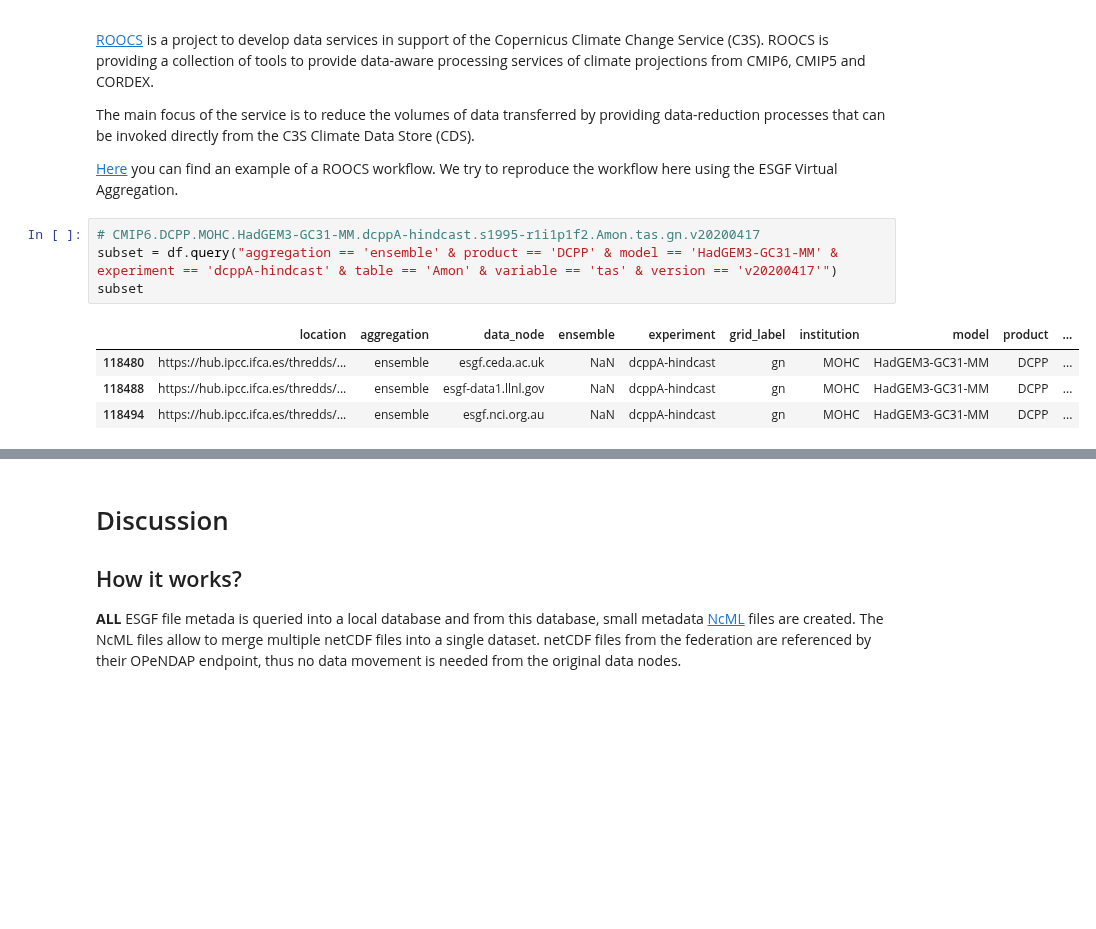
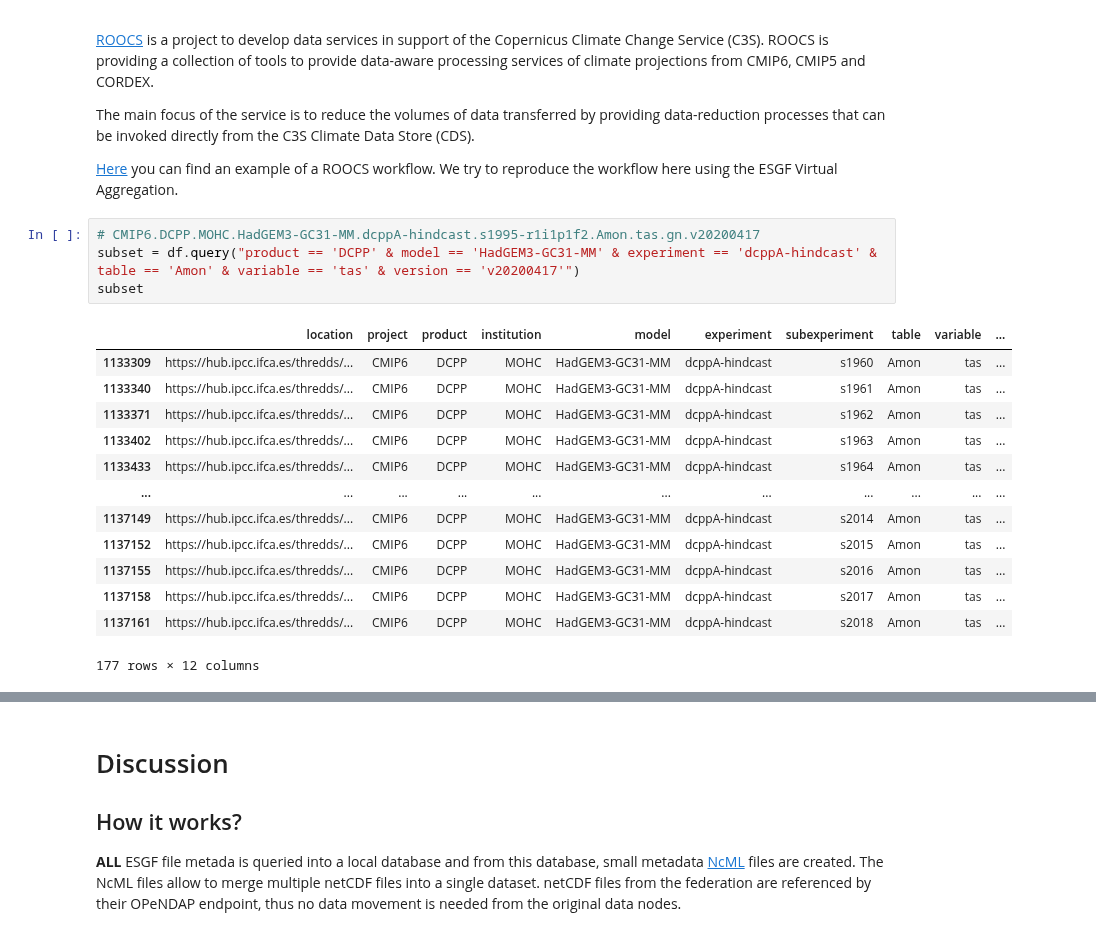
Before and after one commit to zequihg50/esgf-virtual-aggregation, a Jupyter notebook: demo.ipynb, the cells around one changed output, grey strips where cells are left out. Saved outputs shown, nothing was run; the diff lists cells and outputs as text; blank space fills up the shorter version.

```diff
--- a/demo.ipynb
+++ b/demo.ipynb
@@ -421,13 +426,22 @@ The main focus of the service is to reduce the volumes of data transferred by pr
 [Here](https://nbviewer.org/github/roocs/rooki/blob/master/notebooks/demo/demo-rooki-concat-with-average-cmip6-decadal.ipynb) you can find an example of a ROOCS workflow. We try to reproduce the workflow here using the ESGF Virtual Aggregation.
 # %%
 # CMIP6.DCPP.MOHC.HadGEM3-GC31-MM.dcppA-hindcast.s1995-r1i1p1f2.Amon.tas.gn.v20200417
-subset = df.query("aggregation == 'ensemble' & product == 'DCPP' & model == 'HadGEM3-GC31-MM' & experiment == 'dcppA-hindcast' & table == 'Amon' & variable == 'tas' & version == 'v20200417'")
+subset = df.query("product == 'DCPP' & model == 'HadGEM3-GC31-MM' & experiment == 'dcppA-hindcast' & table == 'Amon' & variable == 'tas' & version == 'v20200417'")
 subset
 # %% [output]
-|  | location | aggregation | data_node | ensemble | experiment | grid_label | institution | model | product | ... |
-| 118480 | https://hub.ipcc.ifca.es/thredds/... | ensemble | esgf.ceda.ac.uk | NaN | dcppA-hindcast | gn | MOHC | HadGEM3-GC31-MM | DCPP | ... |
-| 118488 | https://hub.ipcc.ifca.es/thredds/... | ensemble | esgf-data1.llnl.gov | NaN | dcppA-hindcast | gn | MOHC | HadGEM3-GC31-MM | DCPP | ... |
-| 118494 | https://hub.ipcc.ifca.es/thredds/... | ensemble | esgf.nci.org.au | NaN | dcppA-hindcast | gn | MOHC | HadGEM3-GC31-MM | DCPP | ... |
+|  | location | project | product | institution | model | experiment | subexperiment | table | variable | ... |
+| 1133309 | https://hub.ipcc.ifca.es/thredds/... | CMIP6 | DCPP | MOHC | HadGEM3-GC31-MM | dcppA-hindcast | s1960 | Amon | tas | ... |
+| 1133340 | https://hub.ipcc.ifca.es/thredds/... | CMIP6 | DCPP | MOHC | HadGEM3-GC31-MM | dcppA-hindcast | s1961 | Amon | tas | ... |
+| 1133371 | https://hub.ipcc.ifca.es/thredds/... | CMIP6 | DCPP | MOHC | HadGEM3-GC31-MM | dcppA-hindcast | s1962 | Amon | tas | ... |
+| 1133402 | https://hub.ipcc.ifca.es/thredds/... | CMIP6 | DCPP | MOHC | HadGEM3-GC31-MM | dcppA-hindcast | s1963 | Amon | tas | ... |
+| 1133433 | https://hub.ipcc.ifca.es/thredds/... | CMIP6 | DCPP | MOHC | HadGEM3-GC31-MM | dcppA-hindcast | s1964 | Amon | tas | ... |
+| ... | ... | ... | ... | ... | ... | ... | ... | ... | ... | ... |
+| 1137149 | https://hub.ipcc.ifca.es/thredds/... | CMIP6 | DCPP | MOHC | HadGEM3-GC31-MM | dcppA-hindcast | s2014 | Amon | tas | ... |
+| 1137152 | https://hub.ipcc.ifca.es/thredds/... | CMIP6 | DCPP | MOHC | HadGEM3-GC31-MM | dcppA-hindcast | s2015 | Amon | tas | ... |
+| 1137155 | https://hub.ipcc.ifca.es/thredds/... | CMIP6 | DCPP | MOHC | HadGEM3-GC31-MM | dcppA-hindcast | s2016 | Amon | tas | ... |
+| 1137158 | https://hub.ipcc.ifca.es/thredds/... | CMIP6 | DCPP | MOHC | HadGEM3-GC31-MM | dcppA-hindcast | s2017 | Amon | tas | ... |
+| 1137161 | https://hub.ipcc.ifca.es/thredds/... | CMIP6 | DCPP | MOHC | HadGEM3-GC31-MM | dcppA-hindcast | s2018 | Amon | tas | ... |
+177 rows × 12 columns
 # %%
 url = "https://hub.ipcc.ifca.es/thredds/dodsC/esgeva/demo/CMIP6_DCPP_MOHC_HadGEM3-GC31-MM_dcppA-hindcast_Amon_tas_gn_v20200417_esgf.ceda.ac.uk.ncml"
 ds = xarray.open_dataset(url)
```
Also changed, not shown: parts of 18 cells of this notebook, 4 other files.
